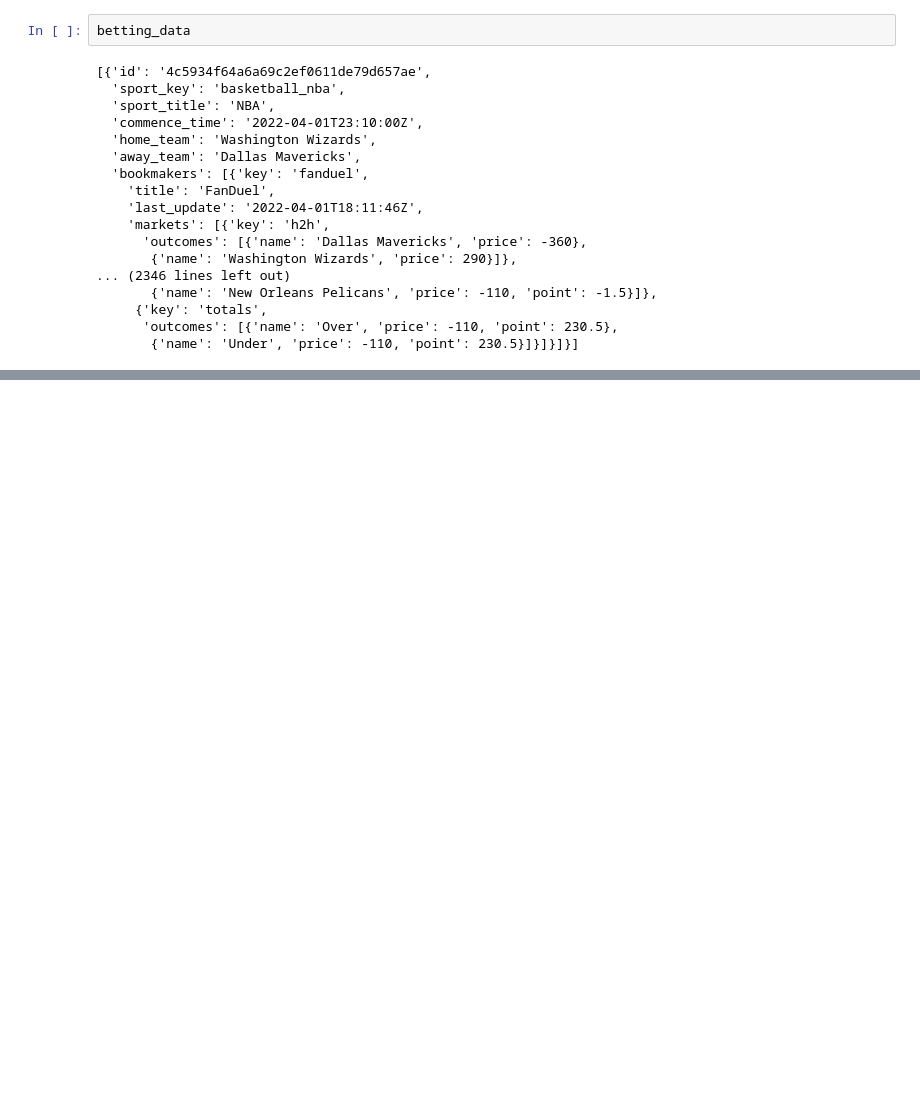
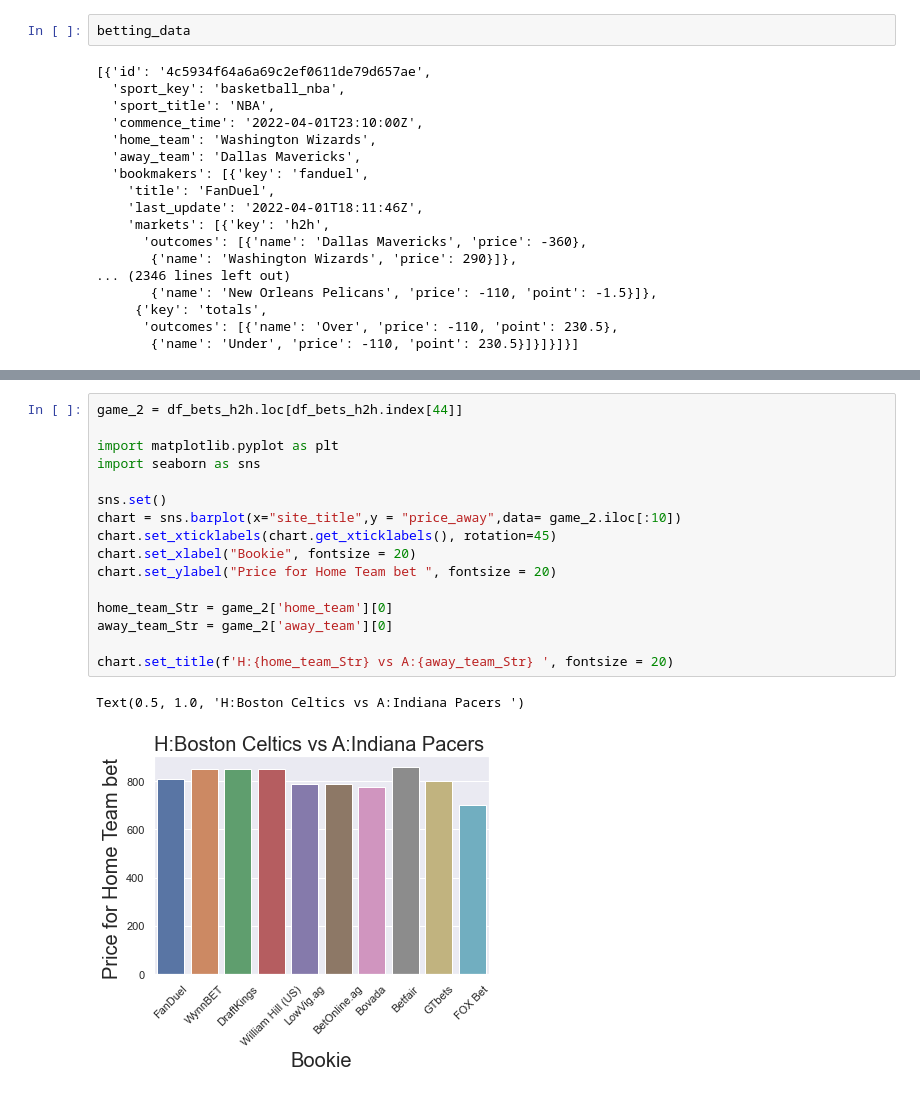
Before and after one commit to ethangu8/DS3000-Finding-The-Best-Bet-Final, a Jupyter notebook: Sports_bets.ipynb, the cells around one changed output, grey strips where cells are left out. Saved outputs shown, nothing was run; the diff lists cells and outputs as text; blank space fills up the shorter version.

```diff
--- a/Sports_bets.ipynb
+++ b/Sports_bets.ipynb
@@ -201,0 +162,19 @@ game_2
+# %%
+game_2 = df_bets_h2h.loc[df_bets_h2h.index[44]]
+
+import matplotlib.pyplot as plt
+import seaborn as sns
+
+sns.set()
+chart = sns.barplot(x="site_title",y = "price_away",data= game_2.iloc[:10])
+chart.set_xticklabels(chart.get_xticklabels(), rotation=45)
+chart.set_xlabel("Bookie", fontsize = 20)
+chart.set_ylabel("Price for Home Team bet ", fontsize = 20)
+
+home_team_Str = game_2['home_team'][0]
+away_team_Str = game_2['away_team'][0]
+
+chart.set_title(f'H:{home_team_Str} vs A:{away_team_Str} ', fontsize = 20)
+# %% [output]
+Text(0.5, 1.0, 'H:Boston Celtics vs A:Indiana Pacers ')
+[figure, added]
```
Also changed, not shown: parts of 10 cells of this notebook.
